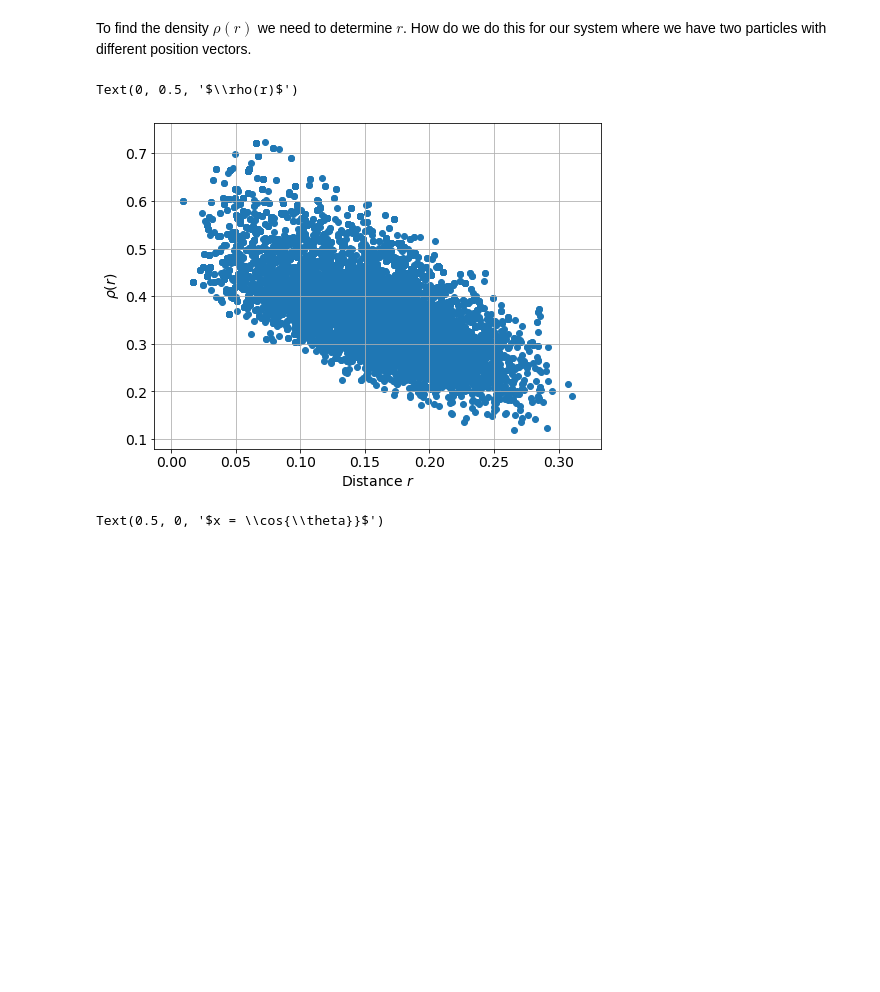
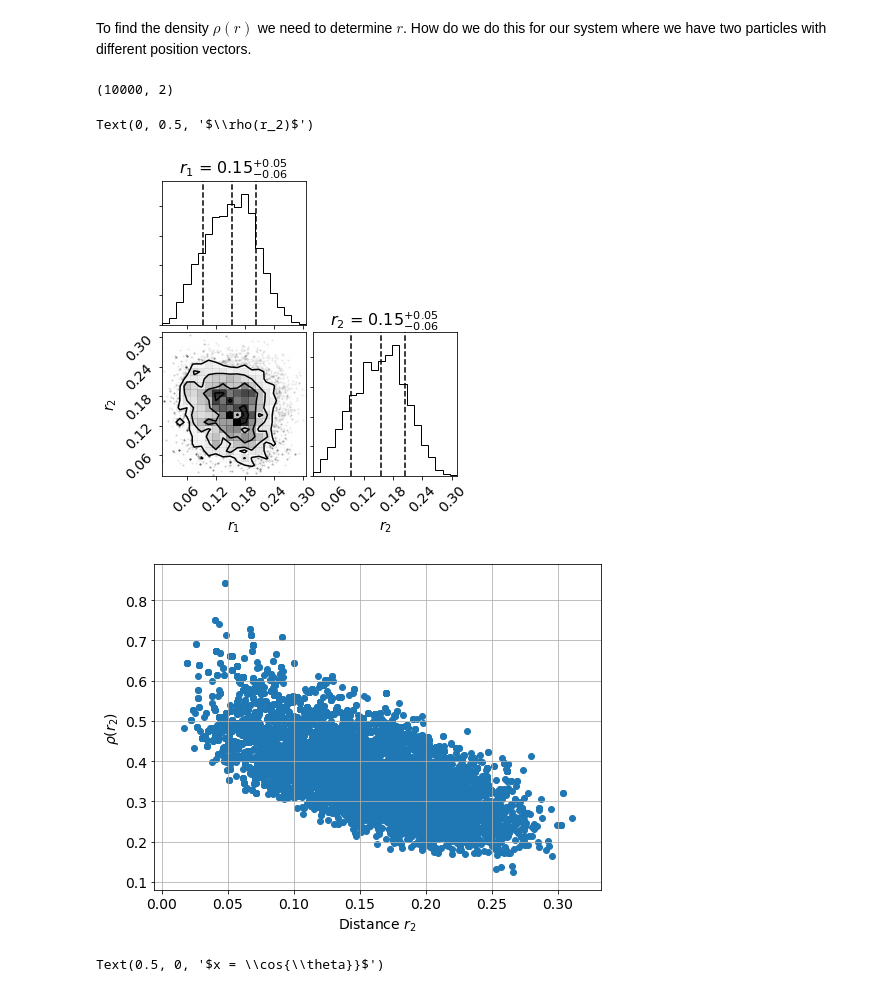
Before and after one commit to elindgren/compphys_homeworks, a Jupyter notebook: H2/H2b - Notebook.ipynb, the cells around one changed output. Drawn from its saved outputs; the diff is of its cells as text; code cells hidden in the pictures; blank space fills up the shorter version.

```diff
--- a/H2/H2b - Notebook.ipynb
+++ b/H2/H2b - Notebook.ipynb
@@ -33,17 +33,28 @@ To find the density $\rho(r)$ we need to determine $r$. How do we do this for ou
 # %%
 # Load rho data
 data = np.loadtxt('task1/rho.dat')
 
+r_samples = np.vstack([data[:,0], data[:,1]]).T
+print(r_samples.shape)
+
+# Corner plot
+
+figure = corner.corner(r_samples, labels=[r"$r_1$", r"$r_2$"],
+                       quantiles=[0.16, 0.5, 0.84],
+                       show_titles=True, title_kwargs={"fontsize": 16})
+
 # plot
 fig, ax = plt.subplots(figsize=(8,6))
 
-ax.scatter(data[:,0], data[:,1])
+ax.scatter(data[:,1], data[:,2])
 ax.grid()
-ax.set_xlabel(r'Distance $r$')
-ax.set_ylabel(r'$\rho(r)$')
+ax.set_xlabel(r'Distance $r_2$')
+ax.set_ylabel(r'$\rho(r_2)$')
 # %% [output]
-Text(0, 0.5, '$\\rho(r)$')
+(10000, 2)
+Text(0, 0.5, '$\\rho(r_2)$')
-[figure, old version]
+[figure, new version]
+[figure, added]
 # %%
 # Plot theta data
 
```
Also changed, not shown: parts of 2 cells of this notebook, 5 other files.
